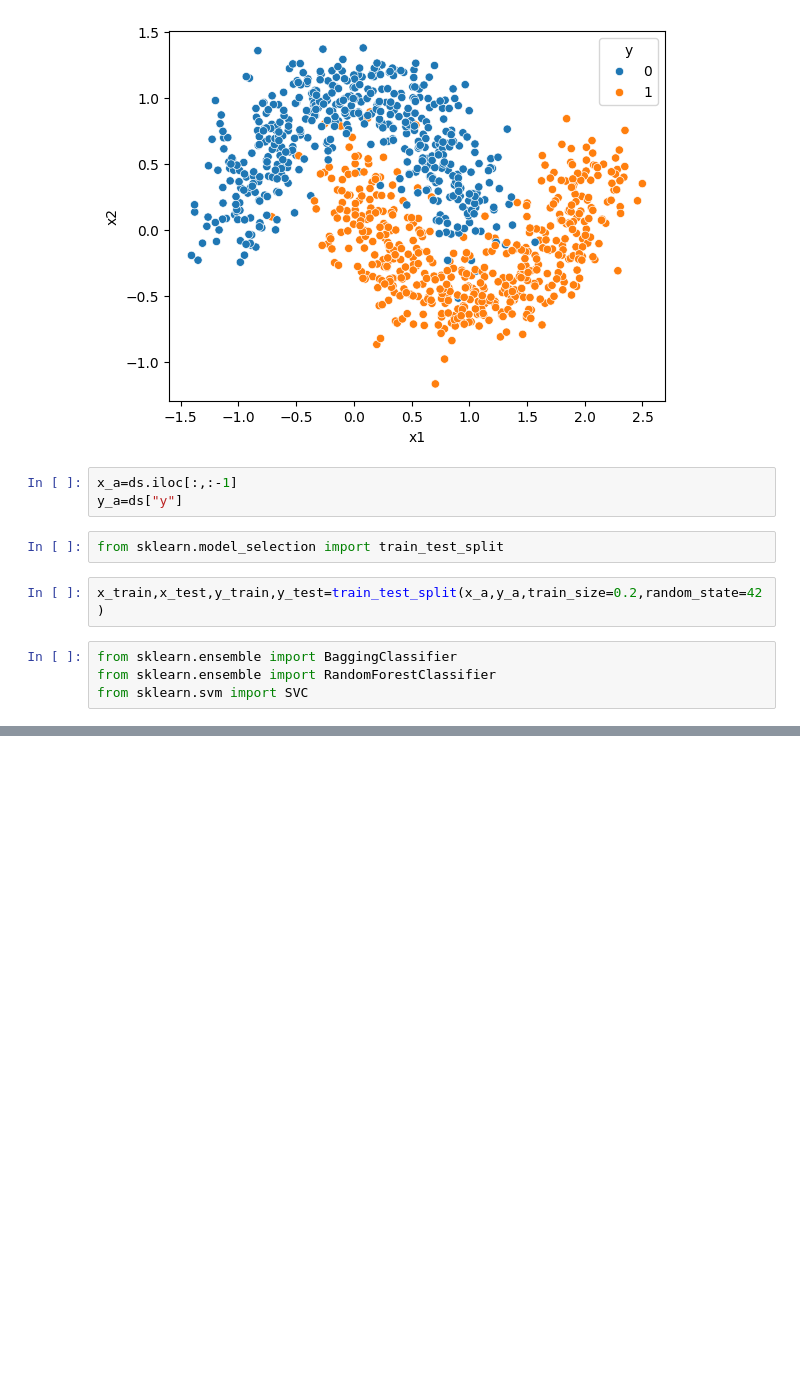
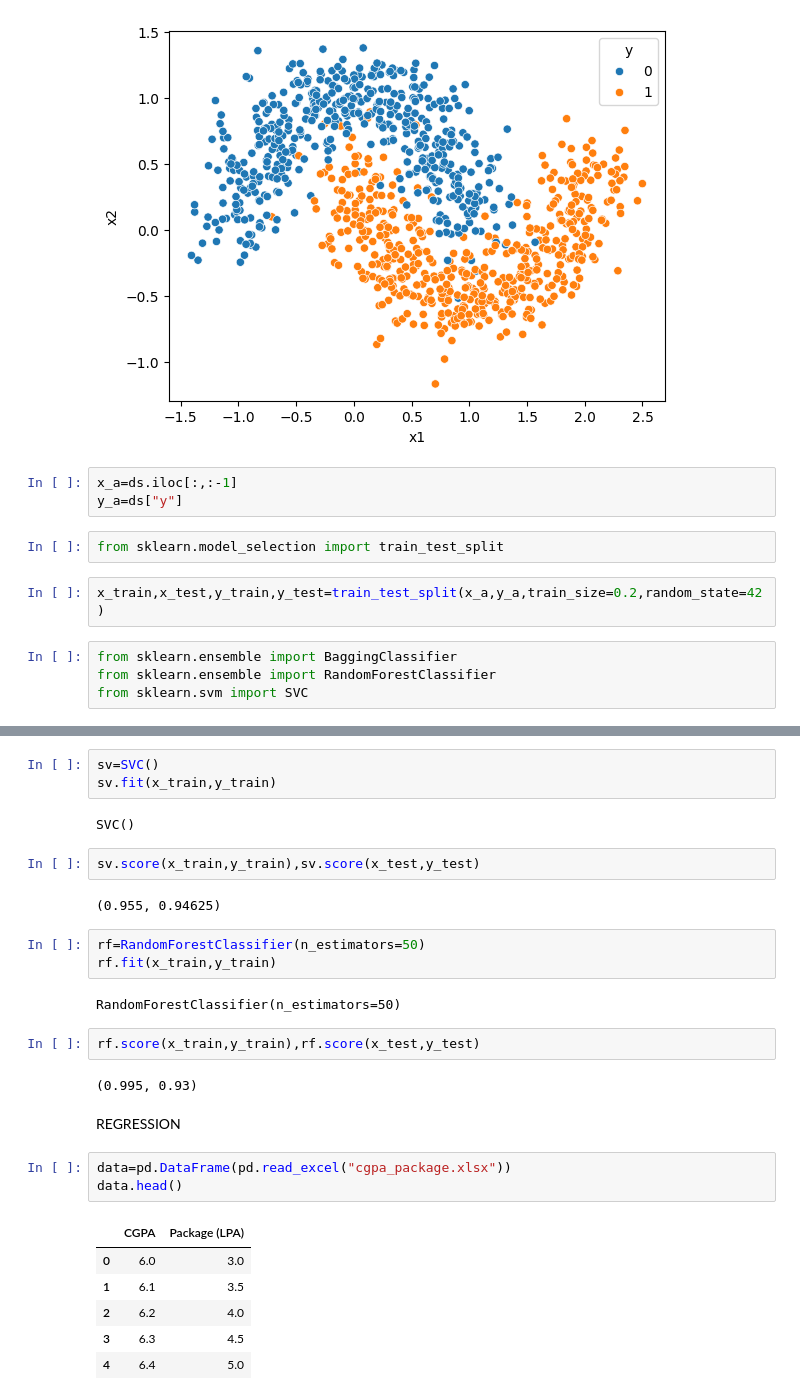
Before and after one commit to huzefasabir/ML_Learning, a Jupyter notebook: Bagging_el.ipynb, the cells around one changed output, grey strips where cells are left out. Cells and saved outputs as stored; diff of their text form; blank space fills up the shorter version.

```diff
--- a/Bagging_el.ipynb
+++ b/Bagging_el.ipynb
@@ -49,0 +57,30 @@ bg=BaggingClassifier()
+# %%
+sv=SVC()
+sv.fit(x_train,y_train)
+# %% [output]
+SVC()
+# %%
+sv.score(x_train,y_train),sv.score(x_test,y_test)
+# %% [output]
+(0.955, 0.94625)
+# %%
+rf=RandomForestClassifier(n_estimators=50)
+rf.fit(x_train,y_train)
+# %% [output]
+RandomForestClassifier(n_estimators=50)
+# %%
+rf.score(x_train,y_train),rf.score(x_test,y_test)
+# %% [output]
+(0.995, 0.93)
+# %% [markdown]
+REGRESSION
+# %%
+data=pd.DataFrame(pd.read_excel("cgpa_package.xlsx"))
+data.head()
+# %% [output]
+|  | CGPA | Package (LPA) |
+| 0 | 6.0 | 3.0 |
+| 1 | 6.1 | 3.5 |
+| 2 | 6.2 | 4.0 |
+| 3 | 6.3 | 4.5 |
+| 4 | 6.4 | 5.0 |
```
Also changed, not shown: parts of 11 cells of this notebook, 1 other file.
